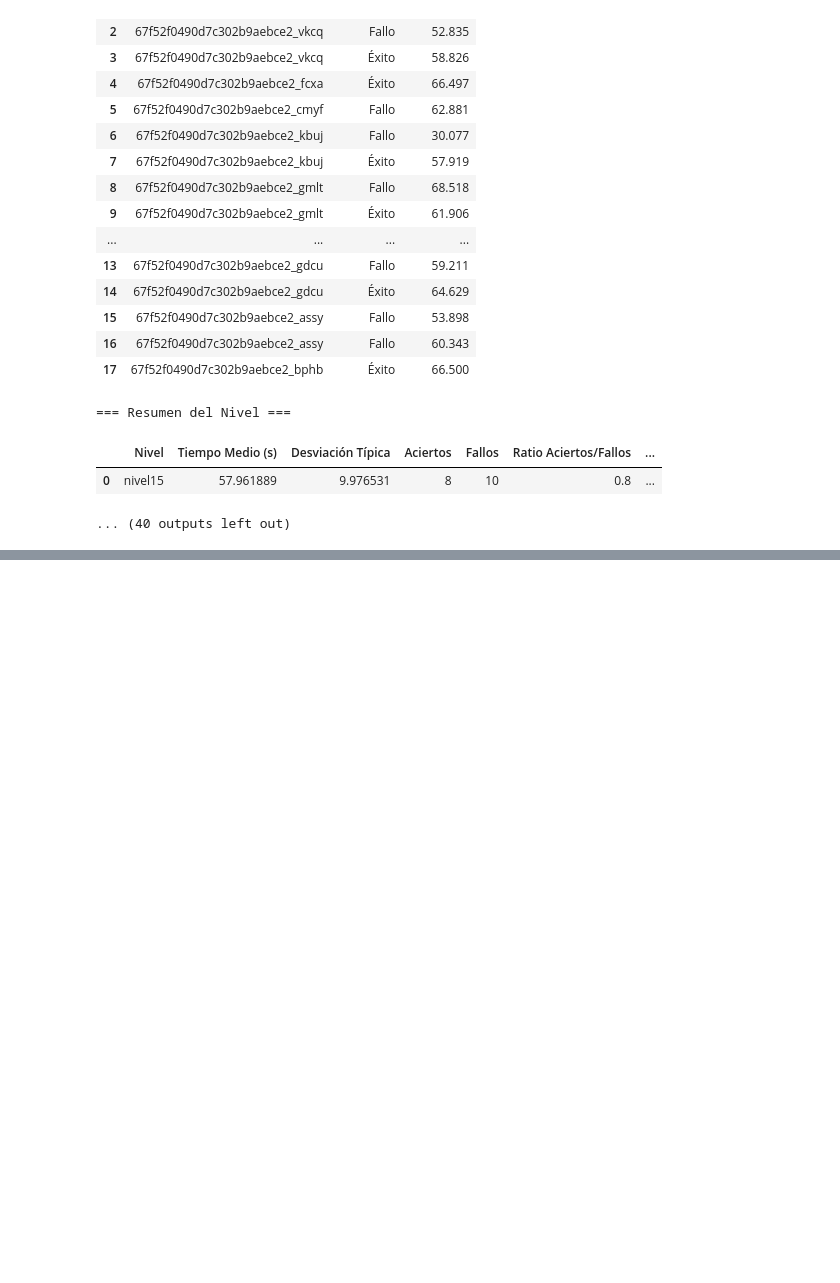
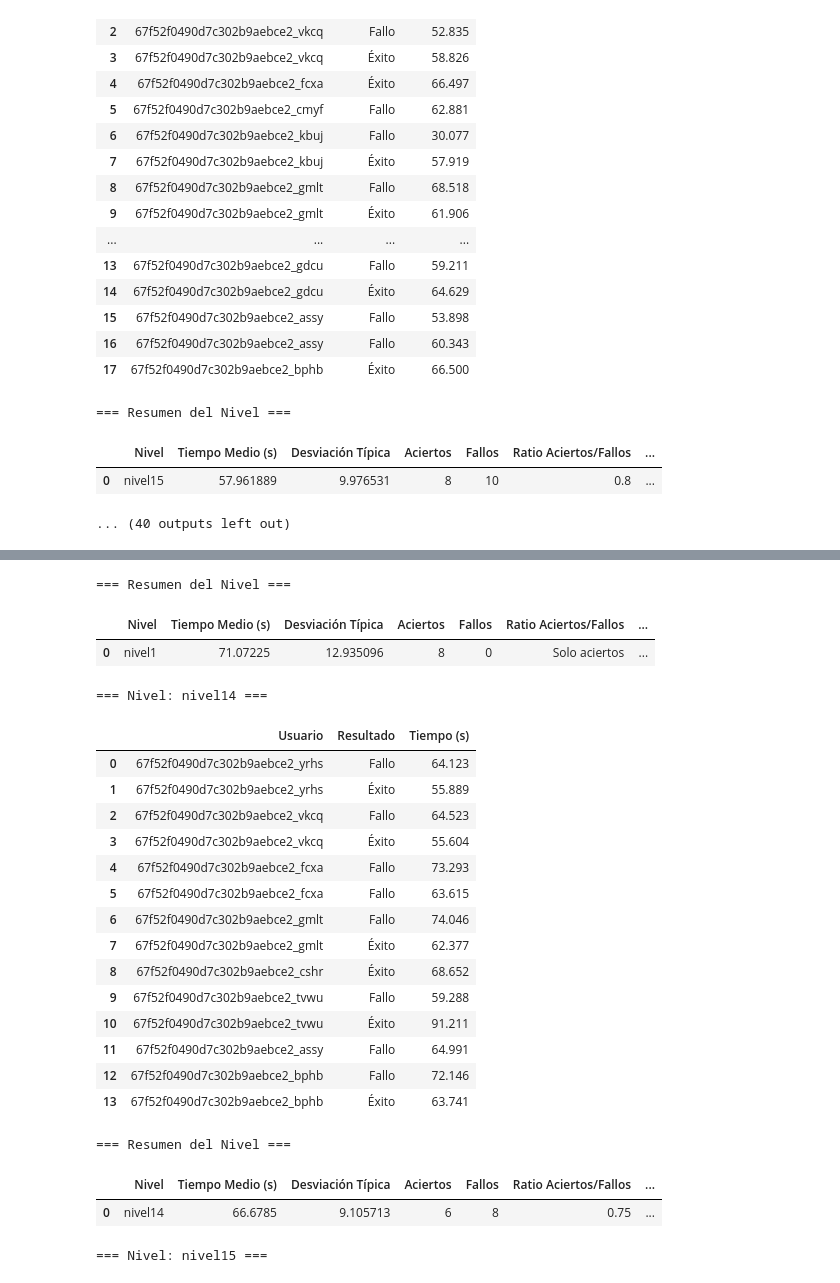
Before and after one commit to admont02/TFG-SimonaAntonova-AdrianMontero, a Jupyter notebook: AnalisisDeDatos.ipynb, the cells around one changed output, grey strips where cells are left out. Saved outputs shown, nothing was run; the diff lists cells and outputs as text; code cells hidden in the pictures; blank space fills up the shorter version.

```diff
--- a/AnalisisDeDatos.ipynb
+++ b/AnalisisDeDatos.ipynb
@@ -705,3 +743,60 @@ for nivel, data in niveles_data.items():
 |  | Nivel | Tiempo Medio (s) | Desviación Típica | Aciertos | Fallos | Ratio Aciertos/Fallos | ... |
 | 0 | nivel15 | 57.961889 | 9.976531 | 8 | 10 | 0.8 | ... |
 ... (40 outputs left out)
+# %%
+from collections import defaultdict
+import pandas as pd
+
+# Crear estructura para almacenar datos por nivel
+niveles_data = defaultdict(list)
+
+# Lista de identificadores de usuarios que quieres incluir manualmente
+usuarios_incluidos = ["67f52f0490d7c302b9aebce2_vkcq", "67f52f0490d7c302b9aebce2_gmlt", "67f52f0490d7c302b9aebce2_bphb",
+                     "67f52f0490d7c302b9aebce2_yrhs","67f52f0490d7c302b9aebce2_fcxa","67f52f0490d7c302b9aebce2_tvwu","67f52f0490d7c302b9aebce2_cshr"
+                      ,"67f52f0490d7c302b9aebce2_assy"]  # Reemplaza con tus identificadores reales
+
+# Organizar datos por nivel solo para los usuarios especificados
+for usuario, niveles in intentos_por_nivel.items():
+    if usuario in usuarios_incluidos:  # Incluir solo los usuarios de la lista
+        for nivel, intentos in niveles.items():
+            for intento in intentos:
+                if intento["duracion"]:  # Solo incluir intentos con tiempo válido
+                    niveles_data[nivel].append({
+                        "Usuario": usuario,
+                        "Resultado": "Éxito" if intento["success"] else "Fallo",
+                        "Tiempo (s)": intento["duracion"]
+                    })
+
+# Generar tablas por nivel
+print("=== Tablas Generales por Nivel (Usuarios Específicos) ===")
+for nivel, data in niveles_data.items():
+    df = pd.DataFrame(data)
+
+    if not df.empty:  # Verificar que el DataFrame no esté vacío antes de calcular estadísticas
+        # Calcular estadísticas
+        tiempo_medio = df["Tiempo (s)"].mean()
+        desviacion_t = df["Tiempo (s)"].std()
+        aciertos = len(df[df["Resultado"] == "Éxito"])
+        fallos = len(df[df["Resultado"] == "Fallo"])
+        ratio_aciertos_fallos = aciertos / fallos if fallos > 0 else "Solo aciertos"
+        usuarios_unicos = df["Usuario"].nunique()
+
+        # Añadir métricas a la tabla
+        resumen = pd.DataFrame({
+            "Nivel": [nivel.split("/")[-1]],
+            "Tiempo Medio (s)": [tiempo_medio],
+            "Desviación Típica": [desviacion_t],
+            "Aciertos": [aciertos],
+            "Fallos": [fallos],
+            "Ratio Aciertos/Fallos": [ratio_aciertos_fallos],
+            "Usuarios Únicos": [usuarios_unicos]
+        })
+
+        print(f"=== Nivel: {nivel.split('/')[-1]} ===")
+        display(df)
+        print("=== Resumen del Nivel ===")
+        display(resumen)
+        print("\n")
+    else:
+        print(f"No hay datos para el nivel {nivel}.")
+# %% [output]
@@ -707,0 +814,23 @@ for nivel, data in niveles_data.items():
+=== Resumen del Nivel ===
+|  | Nivel | Tiempo Medio (s) | Desviación Típica | Aciertos | Fallos | Ratio Aciertos/Fallos | ... |
+| 0 | nivel1 | 71.07225 | 12.935096 | 8 | 0 | Solo aciertos | ... |
+=== Nivel: nivel14 ===
+|  | Usuario | Resultado | Tiempo (s) |
+| 0 | 67f52f0490d7c302b9aebce2_yrhs | Fallo | 64.123 |
+| 1 | 67f52f0490d7c302b9aebce2_yrhs | Éxito | 55.889 |
+| 2 | 67f52f0490d7c302b9aebce2_vkcq | Fallo | 64.523 |
+| 3 | 67f52f0490d7c302b9aebce2_vkcq | Éxito | 55.604 |
+| 4 | 67f52f0490d7c302b9aebce2_fcxa | Fallo | 73.293 |
+| 5 | 67f52f0490d7c302b9aebce2_fcxa | Fallo | 63.615 |
+| 6 | 67f52f0490d7c302b9aebce2_gmlt | Fallo | 74.046 |
+| 7 | 67f52f0490d7c302b9aebce2_gmlt | Éxito | 62.377 |
+| 8 | 67f52f0490d7c302b9aebce2_cshr | Éxito | 68.652 |
+| 9 | 67f52f0490d7c302b9aebce2_tvwu | Fallo | 59.288 |
+| 10 | 67f52f0490d7c302b9aebce2_tvwu | Éxito | 91.211 |
+| 11 | 67f52f0490d7c302b9aebce2_assy | Fallo | 64.991 |
+| 12 | 67f52f0490d7c302b9aebce2_bphb | Fallo | 72.146 |
+| 13 | 67f52f0490d7c302b9aebce2_bphb | Éxito | 63.741 |
+=== Resumen del Nivel ===
+|  | Nivel | Tiempo Medio (s) | Desviación Típica | Aciertos | Fallos | Ratio Aciertos/Fallos | ... |
+| 0 | nivel14 | 66.6785 | 9.105713 | 6 | 8 | 0.75 | ... |
+=== Nivel: nivel15 ===
```
Also changed, not shown: parts of 5 cells of this notebook, 27 other files.
